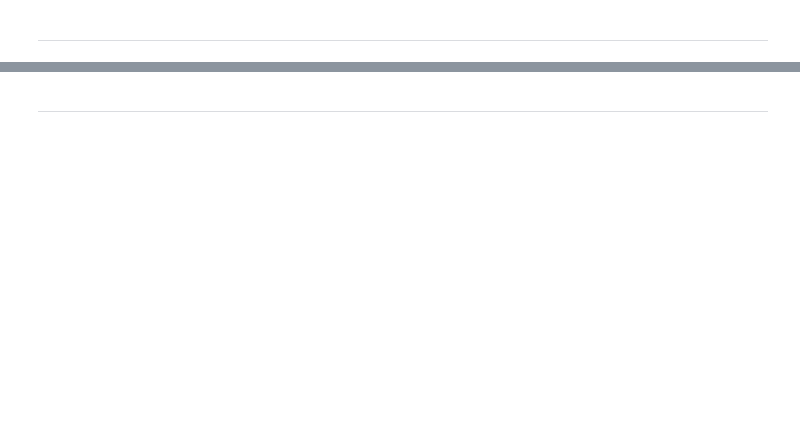
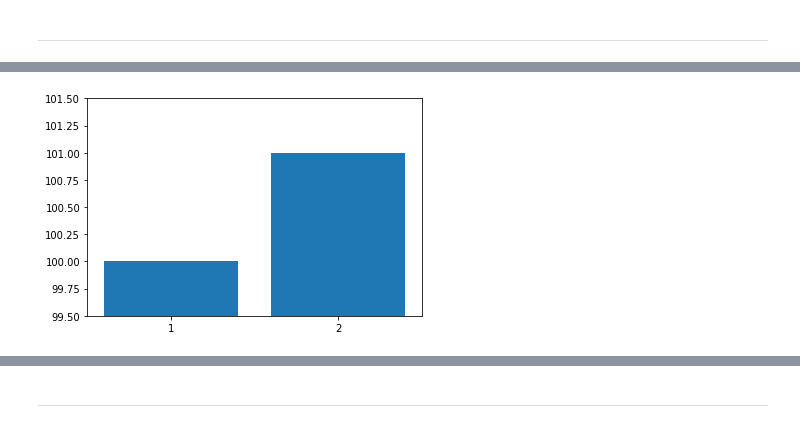
Before and after one commit to Lee-W/Intro_to_Python_Data_Science_Tools, a Jupyter notebook: 1 - Intro.ipynb, the cells around one changed output, grey strips where cells are left out. Drawn from its saved outputs; the diff is of its cells as text; code cells hidden in the pictures; blank space fills up the shorter version.

```diff
--- a/1 - Intro.ipynb
+++ b/1 - Intro.ipynb
@@ -232,0 +324,9 @@ plt.scatter(x2, y)
+# %%
+plt.bar(x, y)
+plt.xticks(x)
+
+# Wrong axis might causes bias
+plt.axis([0.5, 2.5, 99.5, 101.5])
+plt.show()
+# %% [output]
+[figure, added]
```
Also changed, not shown: parts of 50 cells of this notebook.
